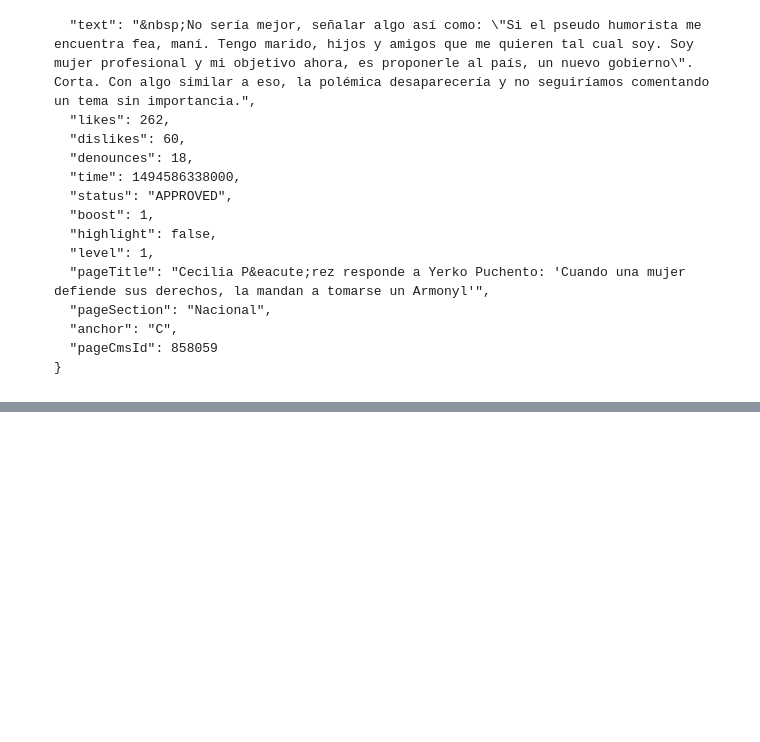
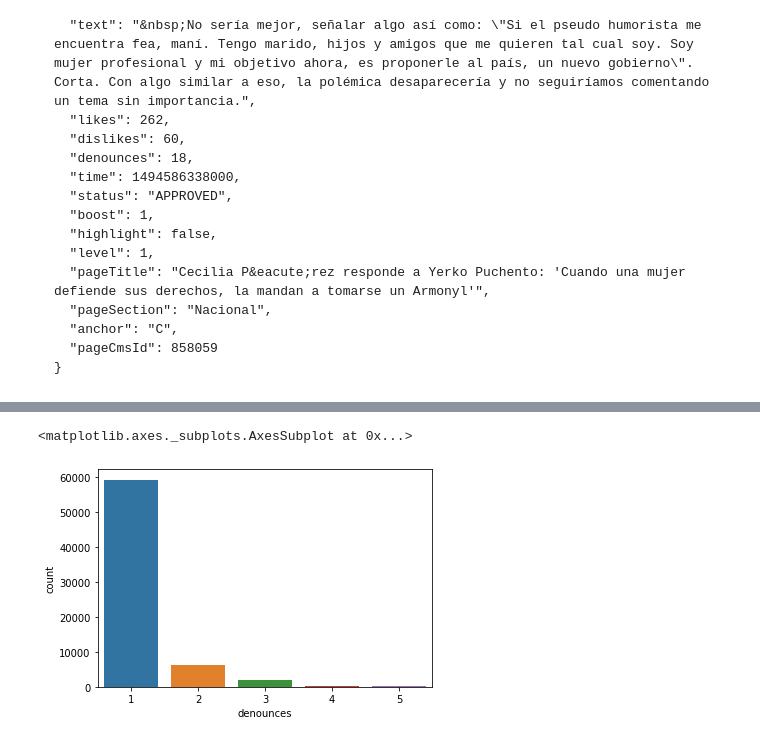
Before and after one commit to rodolfopalma/emol-scraper, a Jupyter notebook: emol-analysis.ipynb, the cells around one changed output, grey strips where cells are left out. Drawn from its saved outputs; the diff is of its cells as text; code cells hidden in the pictures; blank space fills up the shorter version.

```diff
--- a/emol-analysis.ipynb
+++ b/emol-analysis.ipynb
@@ -558,0 +599,7 @@ comments_df.sort_values(by="denounces", ascending=False).head(40)
+# %%
+# Distribución del número de denuncias de los posts denunciados con etiqueta DENOUNCED.
+# => la mayoría de comentarios DENOUNCED tienen 1, 2 ó 3 denuncias. ~300 no cumplen la regla.
+sns.countplot(denounced[denounced.statuses == "DENOUNCED"].denounces)
+# %% [output]
+<matplotlib.axes._subplots.AxesSubplot at 0x...>
+[figure, added]
```
Also changed, not shown: parts of 18 cells of this notebook.
